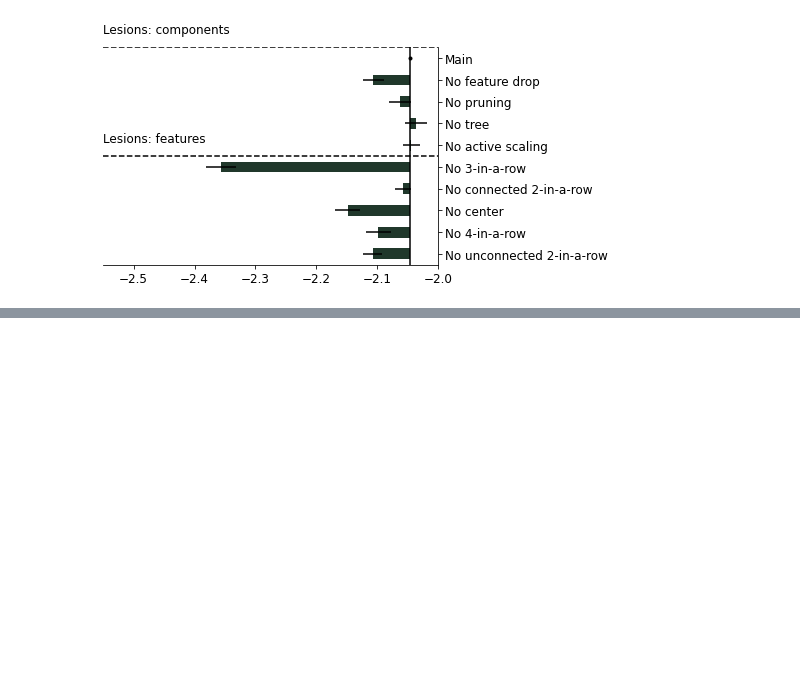
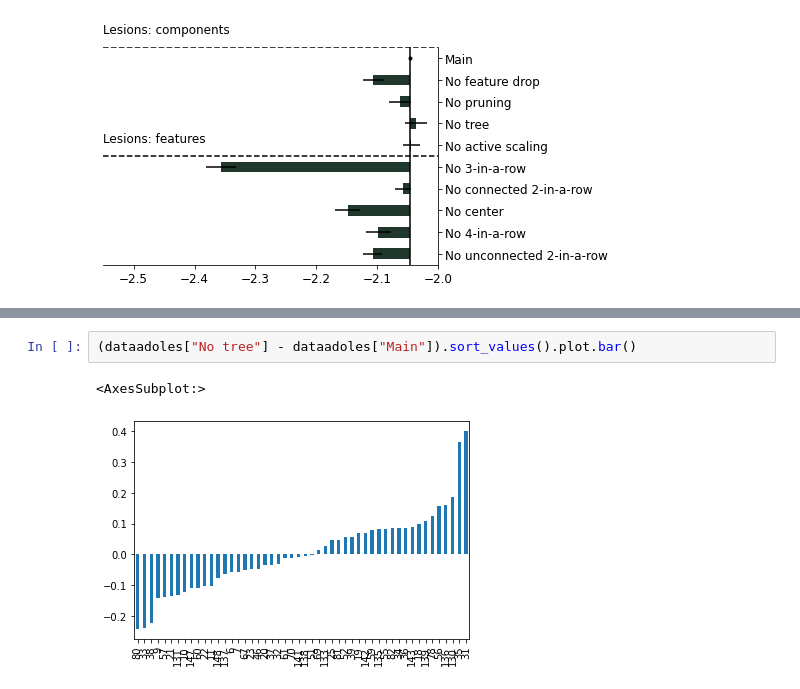
Before and after one commit to ili-ma/fourinarow_analyses, a Jupyter notebook: Analysis notebooks/new/Lesion fit likelihoods.ipynb, the cells around one changed output, grey strips where cells are left out. Drawn from its saved outputs; the diff is of its cells as text; blank space fills up the shorter version.

```diff
--- a/Analysis notebooks/new/Lesion fit likelihoods.ipynb
+++ b/Analysis notebooks/new/Lesion fit likelihoods.ipynb
@@ -141,0 +144,5 @@ SpearmanrResult(correlation=-0.2358061276999217, pvalue=0.01447985156774727)
+# %%
+(dataadoles["No tree"] - dataadoles["Main"]).sort_values().plot.bar()
+# %% [output]
+<AxesSubplot:>
+[figure, added]
```
Also changed, not shown: parts of 4 cells of this notebook.
